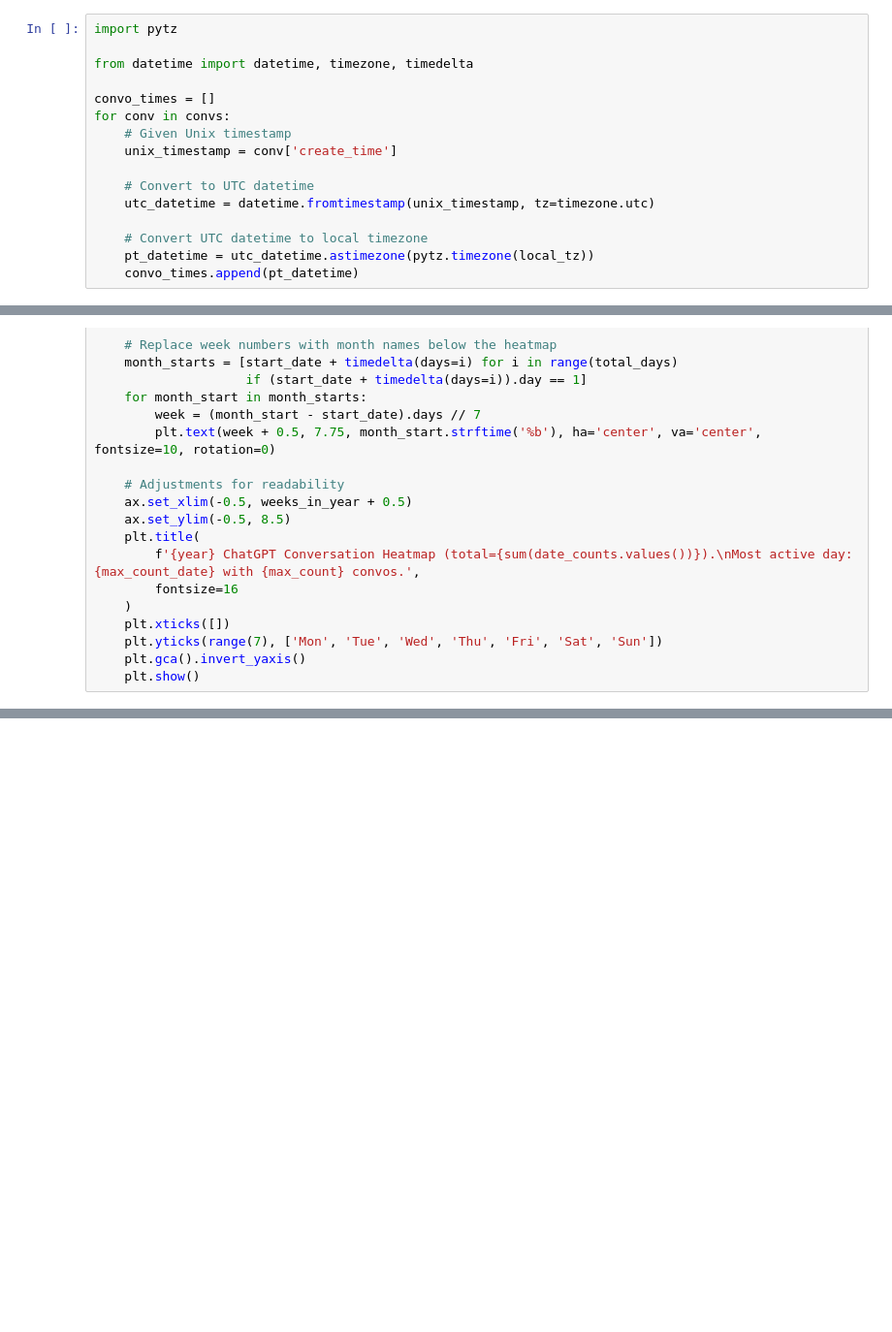
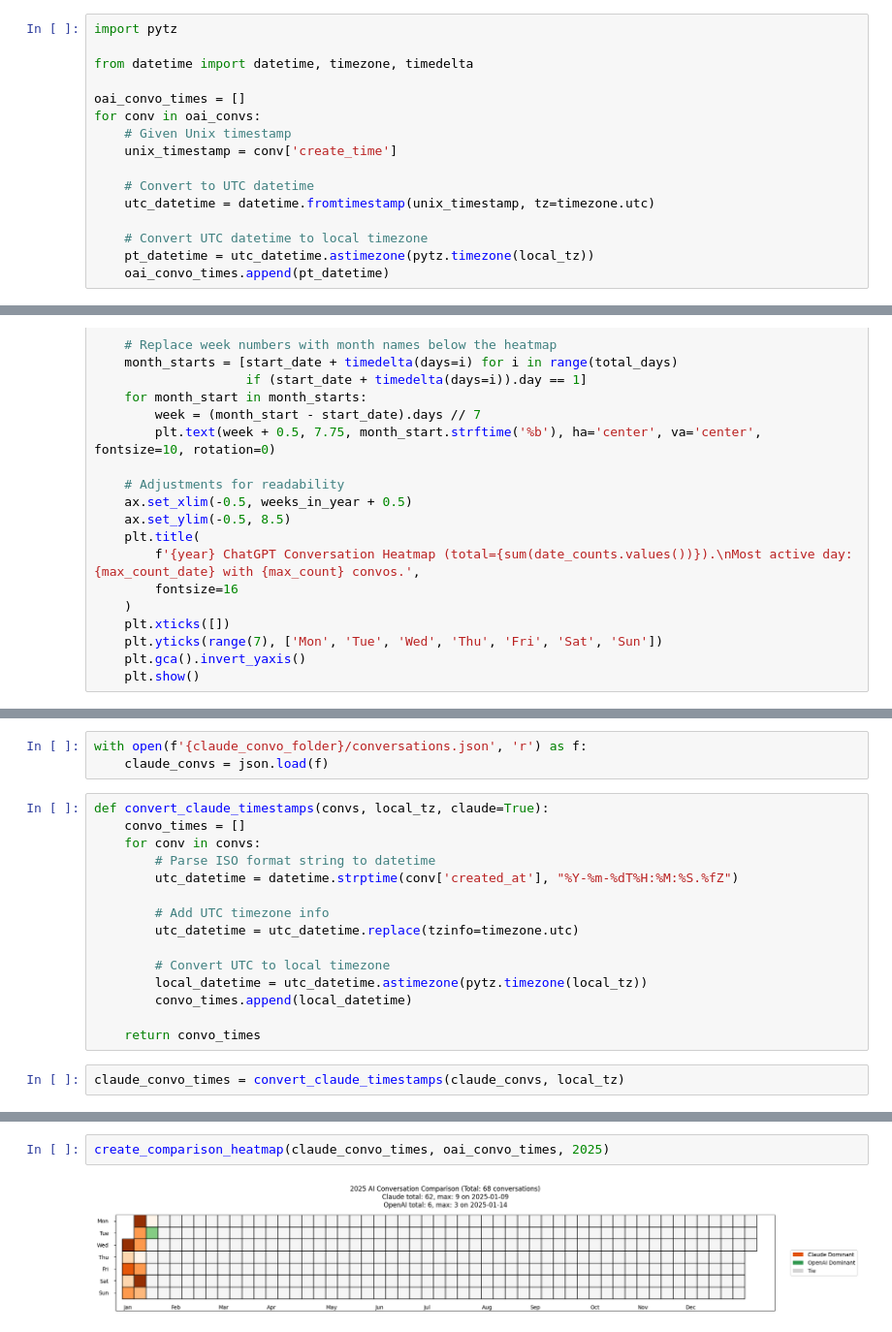
Before and after one commit to vamsivk99/aiengg-book-chiphuyen, a Jupyter notebook: scripts/ai-heatmap.ipynb, the cells around one changed output, grey strips where cells are left out. Shown: that part at 97% size. Drawn from its saved outputs; the diff is of its cells as text; blank space fills up the shorter version.

Commit message:
Adding Claude comparison to heatmap

```diff
--- a/scripts/ai-heatmap.ipynb
+++ b/scripts/ai-heatmap.ipynb
@@ -18,8 +18,8 @@ import pytz
 
 from datetime import datetime, timezone, timedelta
 
-convo_times = []
-for conv in convs:
+oai_convo_times = []
+for conv in oai_convs:
     # Given Unix timestamp
     unix_timestamp = conv['create_time']
 
@@ -28,7 +28,7 @@ for conv in convs:
 
     # Convert UTC datetime to local timezone
     pt_datetime = utc_datetime.astimezone(pytz.timezone(local_tz))
-    convo_times.append(pt_datetime)
+    oai_convo_times.append(pt_datetime)
 # %%
 import matplotlib.dates as mdates
 import matplotlib.patches as patches
@@ -101,0 +113,20 @@ create_year_heatmap(convo_times, 2024)
+# %%
+with open(f'{claude_convo_folder}/conversations.json', 'r') as f:
+    claude_convs = json.load(f)
+# %%
+def convert_claude_timestamps(convs, local_tz, claude=True):
+    convo_times = []
+    for conv in convs:
+        # Parse ISO format string to datetime
+        utc_datetime = datetime.strptime(conv['created_at'], "%Y-%m-%dT%H:%M:%S.%fZ")
+
+        # Add UTC timezone info
+        utc_datetime = utc_datetime.replace(tzinfo=timezone.utc)
+
+        # Convert UTC to local timezone
+        local_datetime = utc_datetime.astimezone(pytz.timezone(local_tz))
+        convo_times.append(local_datetime)
+
+    return convo_times
+# %%
+claude_convo_times = convert_claude_timestamps(claude_convs, local_tz)
@@ -101,0 +236,4 @@ create_year_heatmap(convo_times, 2024)
+# %%
+create_comparison_heatmap(claude_convo_times, oai_convo_times, 2025)
+# %% [output]
+[figure, added]
```
Also changed, not shown: parts of 8 cells of this notebook.
